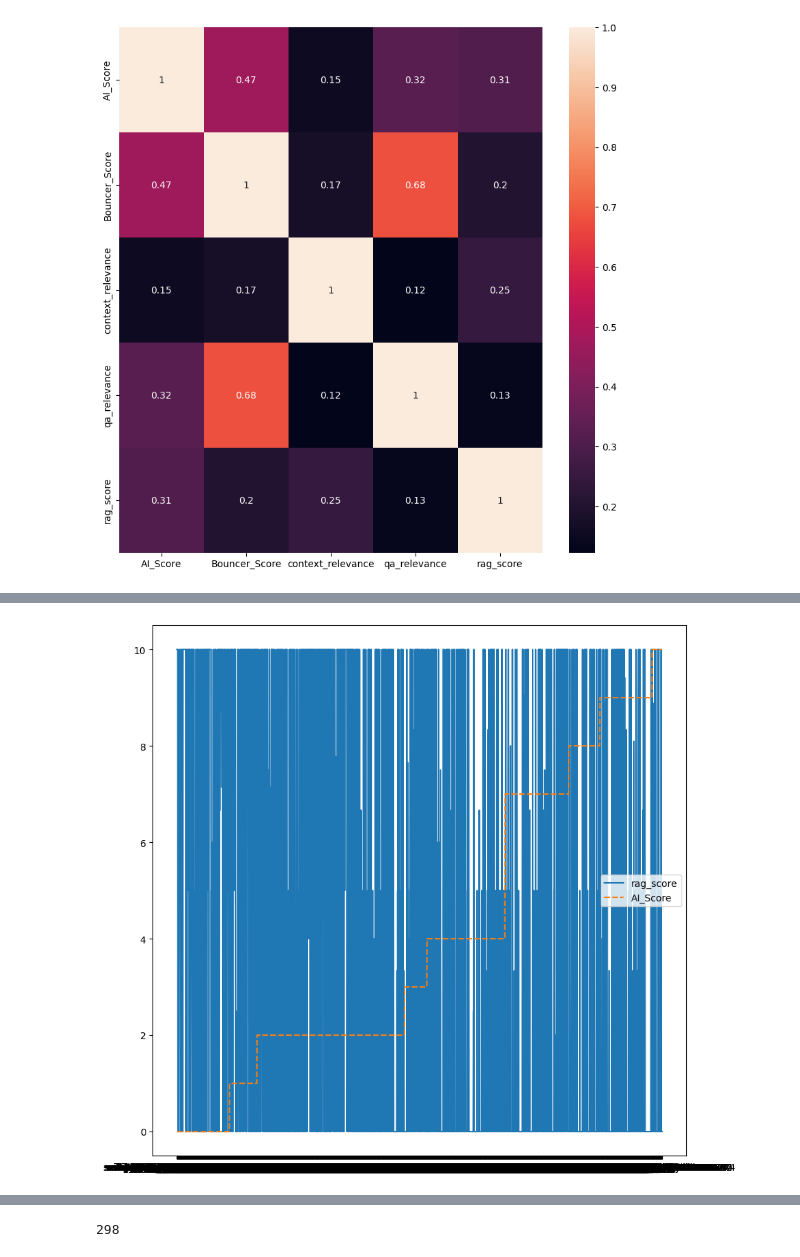
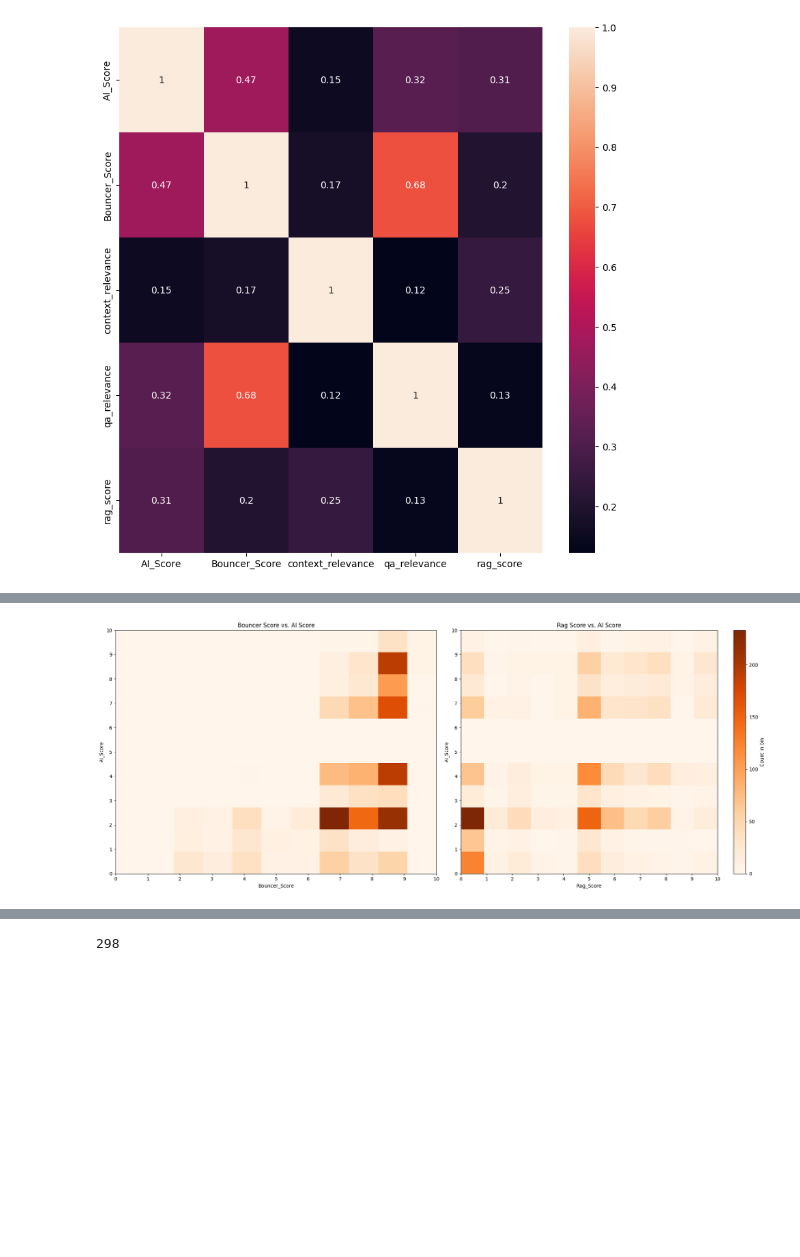
Before and after one commit to NobleMathews/mayil_eval, a Jupyter notebook: j_visualize_scores.ipynb, the cells around one changed output, grey strips where cells are left out. Cells and saved outputs as stored; diff of their text form; code cells hidden in the pictures; blank space fills up the shorter version.

Commit message:
feat: visualizations for paper

```diff
--- a/j_visualize_scores.ipynb
+++ b/j_visualize_scores.ipynb
@@ -94,8 +94 @@ max        10.000000
 Name: AI_Score, dtype: float64
-# %%
-plt.figure(figsize=(10, 10))
-# sns.lineplot(data=df[["Bouncer_Score", "AI_Score"]].sort_values(by='AI_Score'))
-sns.lineplot(data=df[["rag_score", "AI_Score"]].sort_values(by='AI_Score'))
-plt.show()
-# %% [output]
-[figure, removed]
@@ -101,0 +104,62 @@ plt.show()
+# %%
+# plt.figure(figsize=(10, 10))
+# sns.lineplot(data=df[["Bouncer_Score", "AI_Score"]].sort_values(by='Bouncer_Score'))
+# # sns.lineplot(data=df[["rag_score", "AI_Score"]].sort_values(by='rag_score'))
+# plt.xticks(np.linspace(0, len(df) - 1, num=20), labels=[str(int(x)) for x in np.linspace(1, len(df), num=20)], rotation=45)
+# plt.show()
+# plt.figure(figsize=(10, 8))
+# plt.hexbin(df['Bouncer_Score'], df['AI_Score'], gridsize=50, cmap='Oranges', mincnt=1)
+# plt.colorbar(label='Count in bin')
+# plt.xlabel('Bouncer_Score')
+# plt.ylabel('AI_Score')
+# plt.title('Hexbin plot of Bouncer Score vs. AI Score')
+# plt.show()
+# Setting up the matplotlib figure for side-by-side 2D histograms.
+
+fig, axes = plt.subplots(1, 2, figsize=(20, 8))
+
+
+
+# 2D Histogram for Bouncer_Score vs. AI_Score
+
+h1 = axes[0].hist2d(df['Bouncer_Score'], df['AI_Score'], bins=[11, 11], range=[[0, 10], [0, 10]], cmap='Oranges')
+
+axes[0].set_title('Bouncer Score vs. AI Score')
+
+axes[0].set_xlabel('Bouncer_Score')
+
+axes[0].set_ylabel('AI_Score')
+
+axes[0].set_xticks(np.arange(0, 11))
+
+axes[0].set_yticks(np.arange(0, 11))
+
+# fig.colorbar(h1[3], ax=axes[0], label='Count in bin')
+
+
+
+# 2D Histogram for rag_score vs. AI_Score
+
+h2 = axes[1].hist2d(df['rag_score'], df['AI_Score'], bins=[11, 11], range=[[0, 10], [0, 10]], cmap='Oranges')
+
+axes[1].set_title('Rag Score vs. AI Score')
+
+axes[1].set_xlabel('Rag_Score')
+
+axes[1].set_ylabel('AI_Score')
+
+axes[1].set_xticks(np.arange(0, 11))
+
+axes[1].set_yticks(np.arange(0, 11))
+
+fig.colorbar(h2[3], ax=axes[1], label='Count in bin')
+
+
+
+# Display the plots
+
+plt.tight_layout()
+
+plt.show()
+# %% [output]
+[figure, added]
```
Also changed, not shown: parts of 3 cells of this notebook.
